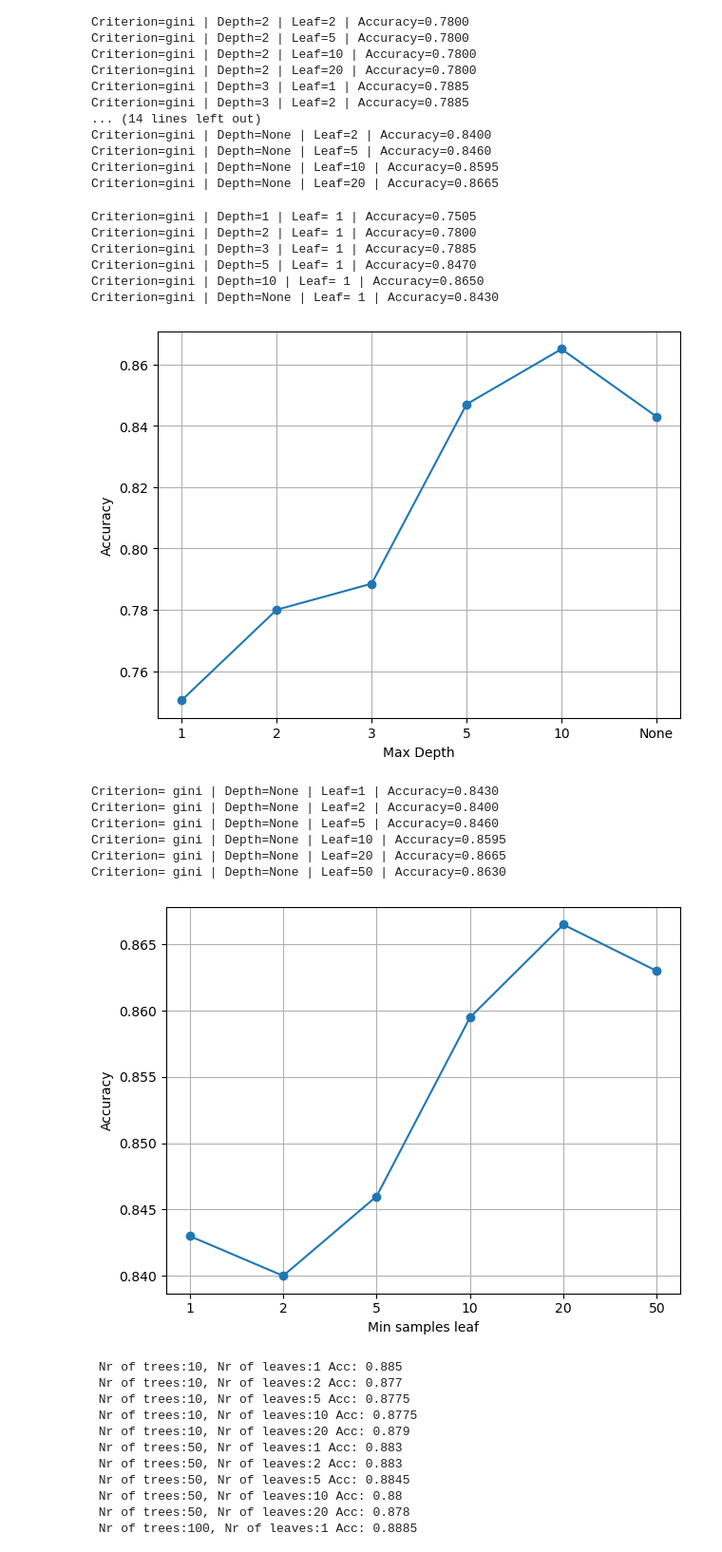
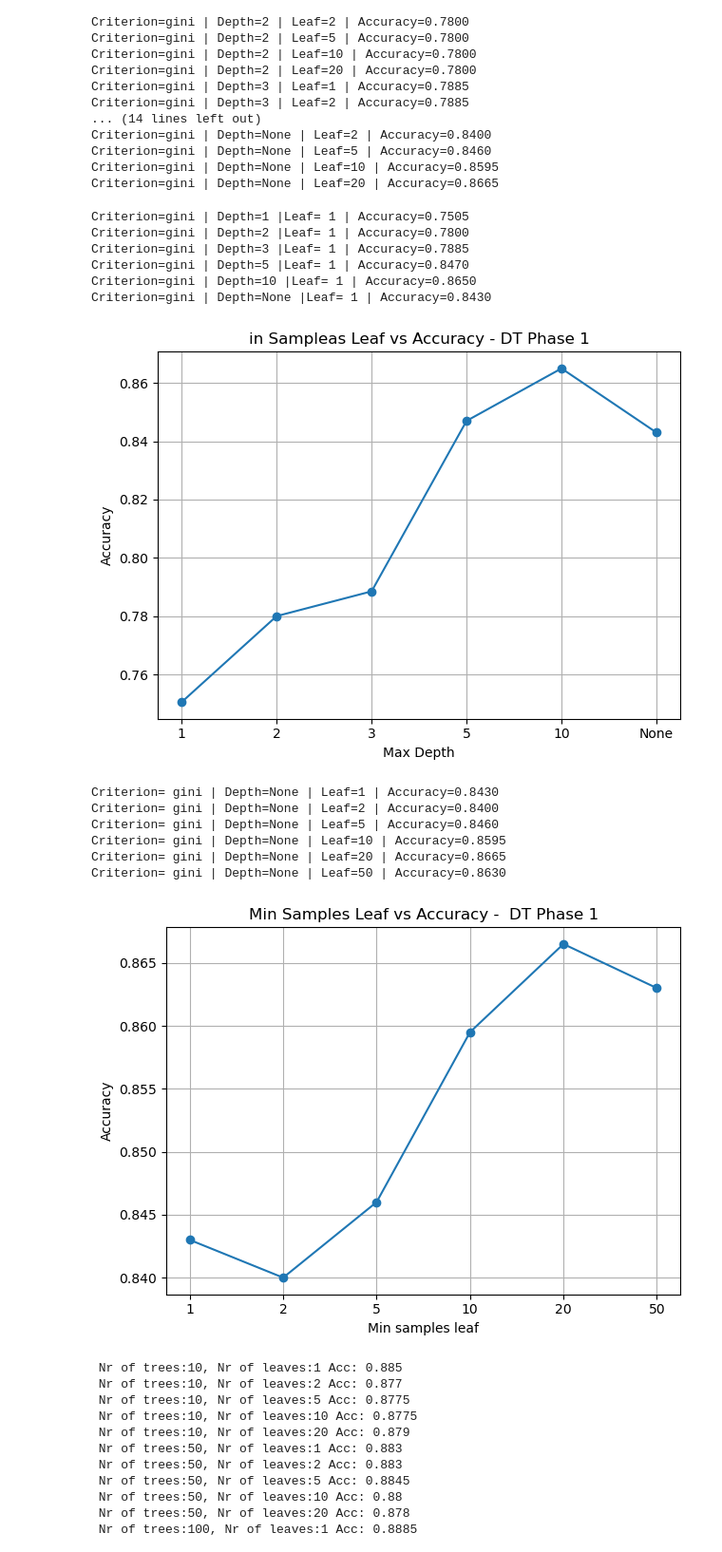
Before and after one commit to ErjonXhani/ai-vs-human-text-detection-INM701, a Jupyter notebook: intro to ai new dataset.ipynb, the cells around one changed output. Shown at 95% size. Drawn from its saved outputs; the diff is of its cells as text; code cells hidden in the pictures.

```diff
--- a/intro to ai new dataset.ipynb
+++ b/intro to ai new dataset.ipynb
@@ -214,47 +214,49 @@ for d in depth_testing:
     accuracy_arr.append(accuracy)
     print(f"Criterion=gini | Depth={d} |Leaf= 1 | Accuracy={accuracy:.4f}")
 
 plt.figure()
 plt.plot([str(d) for d in depth_testing],accuracy_arr,marker="o")
+plt.title("in Sampleas Leaf vs Accuracy - DT Phase 1")
 plt.xlabel("Max Depth")
 plt.ylabel("Accuracy")
 plt.grid(True)
 plt.tight_layout()
 plt.show()
 
 accuracy_arr1=[]
 for l in leaves:
     tree = DecisionTreeClassifier(criterion="gini",max_depth=None,min_samples_leaf=l,random_state=42)
 
     tree.fit(X_train_new_f,y_train)
     preds = tree.predict(X_test_new_f)
 
     accuracy = accuracy_score(y_test, preds)
     accuracy_arr1.append(accuracy)
     print(f"Criterion= gini | Depth=None | Leaf={l} | Accuracy={accuracy:.4f}")
 
 plt.figure()
 plt.plot([str(l) for l in leaves],accuracy_arr1,marker="o")
+plt.title("Min Samples Leaf vs Accuracy -  DT Phase 1")
 plt.xlabel("Min samples leaf")
 plt.ylabel("Accuracy")
 plt.grid(True)
 plt.tight_layout()
 plt.show()
 # %% [output]
-Criterion=gini | Depth=1 | Leaf= 1 | Accuracy=0.7505
-Criterion=gini | Depth=2 | Leaf= 1 | Accuracy=0.7800
-Criterion=gini | Depth=3 | Leaf= 1 | Accuracy=0.7885
-Criterion=gini | Depth=5 | Leaf= 1 | Accuracy=0.8470
-Criterion=gini | Depth=10 | Leaf= 1 | Accuracy=0.8650
-Criterion=gini | Depth=None | Leaf= 1 | Accuracy=0.8430
+Criterion=gini | Depth=1 |Leaf= 1 | Accuracy=0.7505
+Criterion=gini | Depth=2 |Leaf= 1 | Accuracy=0.7800
+Criterion=gini | Depth=3 |Leaf= 1 | Accuracy=0.7885
+Criterion=gini | Depth=5 |Leaf= 1 | Accuracy=0.8470
+Criterion=gini | Depth=10 |Leaf= 1 | Accuracy=0.8650
+Criterion=gini | Depth=None |Leaf= 1 | Accuracy=0.8430
-[figure, old version]
+[figure, new version]
 Criterion= gini | Depth=None | Leaf=1 | Accuracy=0.8430
 Criterion= gini | Depth=None | Leaf=2 | Accuracy=0.8400
 Criterion= gini | Depth=None | Leaf=5 | Accuracy=0.8460
 Criterion= gini | Depth=None | Leaf=10 | Accuracy=0.8595
 Criterion= gini | Depth=None | Leaf=20 | Accuracy=0.8665
 Criterion= gini | Depth=None | Leaf=50 | Accuracy=0.8630
-[figure, old version]
+[figure, new version]
 # %%
 #Random Forest
 
```
Also changed, not shown: parts of 2 cells of this notebook.
